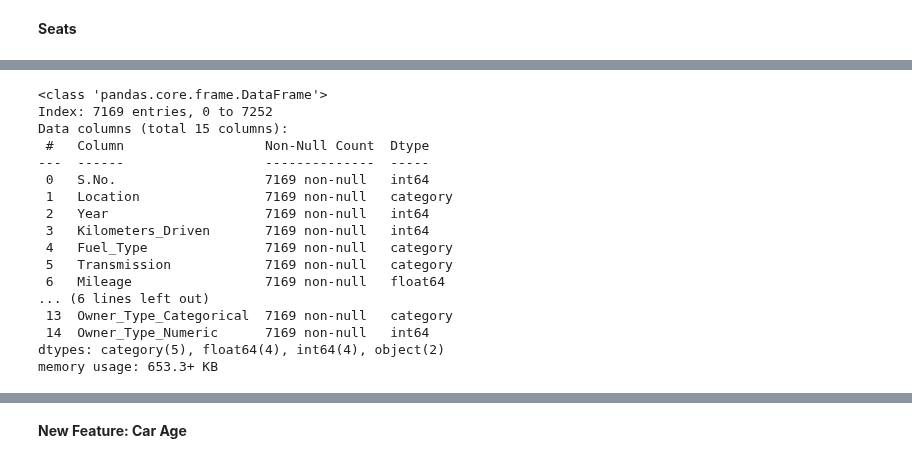
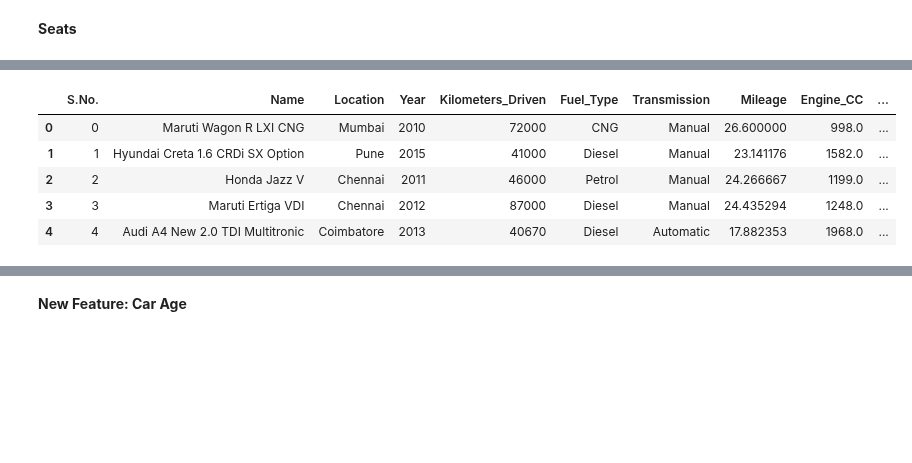
Before and after one commit to safakan/CCTB_repo_safak_atakan_celik, a Jupyter notebook: DEA113/Assignment4/Assignment4_EDA_Kaggle.ipynb, the cells around one changed output, grey strips where cells are left out. Drawn from its saved outputs; the diff is of its cells as text; code cells hidden in the pictures; blank space fills up the shorter version.

```diff
--- a/DEA113/Assignment4/Assignment4_EDA_Kaggle.ipynb
+++ b/DEA113/Assignment4/Assignment4_EDA_Kaggle.ipynb
@@ -475,20 +429,14 @@ data.drop(columns=["Seats"], inplace=True)
+# %%
+# Dropping the Price_New and PriceDiff columns. They were useful during the process, but they would hurt the analysis.
+data.drop(columns=["Price_New", "PriceDiff"], inplace=True)
+# 86 percent of the new prices are missing. It's too much to fill.
+# PriceDiff values show problematic records and it's dependent on Price New. Not reliable.
 # %%
-data.info()
+data.head()
 # %% [output]
-<class 'pandas.core.frame.DataFrame'>
-Index: 7169 entries, 0 to 7252
-Data columns (total 15 columns):
- #   Column                  Non-Null Count  Dtype
----  ------                  --------------  -----
- 0   S.No.                   7169 non-null   int64
- 1   Location                7169 non-null   category
- 2   Year                    7169 non-null   int64
- 3   Kilometers_Driven       7169 non-null   int64
- 4   Fuel_Type               7169 non-null   category
- 5   Transmission            7169 non-null   category
- 6   Mileage                 7169 non-null   float64
-... (6 lines left out)
- 13  Owner_Type_Categorical  7169 non-null   category
- 14  Owner_Type_Numeric      7169 non-null   int64
-dtypes: category(5), float64(4), int64(4), object(2)
-memory usage: 653.3+ KB
+|  | S.No. | Name | Location | Year | Kilometers_Driven | Fuel_Type | Transmission | Mileage | Engine_CC | ... |
+| 0 | 0 | Maruti Wagon R LXI CNG | Mumbai | 2010 | 72000 | CNG | Manual | 26.600000 | 998.0 | ... |
+| 1 | 1 | Hyundai Creta 1.6 CRDi SX Option | Pune | 2015 | 41000 | Diesel | Manual | 23.141176 | 1582.0 | ... |
+| 2 | 2 | Honda Jazz V | Chennai | 2011 | 46000 | Petrol | Manual | 24.266667 | 1199.0 | ... |
+| 3 | 3 | Maruti Ertiga VDI | Chennai | 2012 | 87000 | Diesel | Manual | 24.435294 | 1248.0 | ... |
+| 4 | 4 | Audi A4 New 2.0 TDI Multitronic | Coimbatore | 2013 | 40670 | Diesel | Automatic | 17.882353 | 1968.0 | ... |
```
Also changed, not shown: parts of 17 cells of this notebook.
